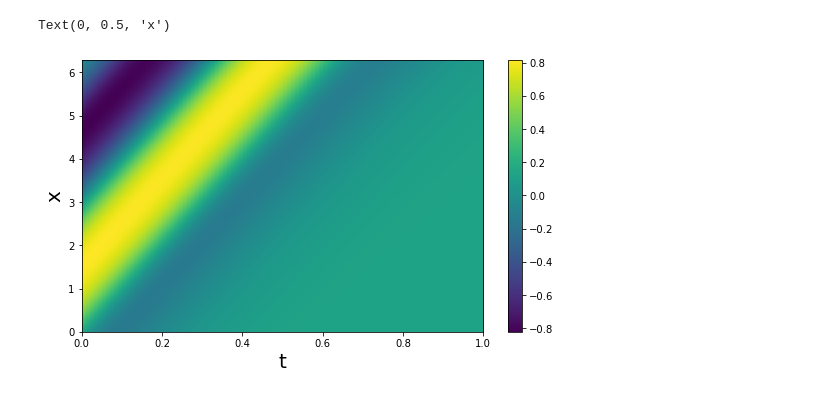
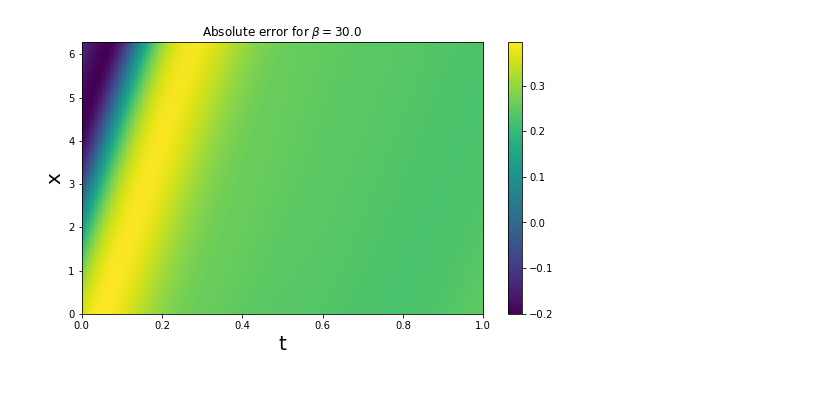
Before and after one commit to lucabeetz/pinns, a Jupyter notebook: pinn_failure_modes.ipynb, the cells around one changed output. Cells and saved outputs as stored; diff of their text form; code cells hidden in the pictures.

```diff
--- a/pinn_failure_modes.ipynb
+++ b/pinn_failure_modes.ipynb
@@ -178,10 +170,10 @@ Text(0, 0.5, 'x')
 # %%
-
+# Initialize nn params and optimizer
 net = hk.without_apply_rng(hk.transform(mlp_fn))
 opt = optax.adam(5e-4)
 
-params = net.init(jax.random.PRNGKey(42), jnp.array([[0., 0., 0.]]))
-opt_state = opt.init(params)
+params_xtb = net.init(jax.random.PRNGKey(42), jnp.array([[0., 0., 0.]]))
+opt_state = opt.init(params_xtb)
 
 training_betas = jnp.linspace(1, 30, 15)
 x_grid_initial, u_initial, x_grid_lbc, x_grid_ubc, x_grid_de = create_training_data()
@@ -197,13 +189,10 @@ for beta in training_betas:
 
     # Train for 10000 iterations per beta
     for i in range(10000):
-        params, opt_state, loss = update(params, opt_state, x_grid_initial_b, u_initial, x_grid_lbc_b, x_grid_ubc_b, x_grid_de_b, beta)
+        params_xtb, opt_state, loss = update(params_xtb, opt_state, x_grid_initial_b, u_initial, x_grid_lbc_b, x_grid_ubc_b, x_grid_de_b, beta)
 
         if (i+1) % 1000 == 0:
             print(f"Iteration {i+1}, loss: {loss}")
-
-
-    opt_state = opt.init(params)
 # %% [output]
 Train on beta: 1.0
 Iteration 1000, loss: 0.2416701316833496
@@ -260,7 +238,11 @@ Text(0, 0.5, 'x')
 # %%
+import copy
+
+params_beta = copy.deepcopy(params_xtb)
+
 key = jax.random.PRNGKey(42)
 
-opt_state = opt.init(params)
+opt_state = opt.init(params_beta)
 losses = []
 # Train for 10000 iterations per beta
 for i in range(10000):
@@ -272,12 +254,9 @@ for i in range(10000):
     x_grid_ubc_b = jnp.hstack([x_grid_ubc, jnp.full((len(x_grid_ubc), 1), beta)])
     x_grid_de_b = jnp.hstack([x_grid_de, jnp.full((len(x_grid_de), 1), beta)])
 
-    params, opt_state, loss = update(params, opt_state, x_grid_initial_b, u_initial, x_grid_lbc_b, x_grid_ubc_b, x_grid_de_b, beta)
+    params_beta, opt_state, loss = update(params_beta, opt_state, x_grid_initial_b, u_initial, x_grid_lbc_b, x_grid_ubc_b, x_grid_de_b, beta)
     losses.append(loss)
 
     if (i+1) % 1000 == 0:
         print(f"Iteration {i+1}, loss: {jnp.mean(jnp.array(losses))}")
-
-
-opt_state = opt.init(params)
 # %% [output]
@@ -294,19 +273,10 @@ Iteration 10000, loss: 75.69737243652344
 # %%
-beta = 10.
+beta = 30.
 
 whole_grid = jnp.vstack([x_grid.flatten(), t_grid.flatten()]).T
 whole_grid_b = jnp.hstack([whole_grid, jnp.full((len(whole_grid), 1), beta)])
 
-grid_preds = net.apply(params, whole_grid_b).reshape(100, 256)
-
-fig = plt.figure(figsize=(9, 5))
-ax = fig.add_subplot()
-
-img_plot = ax.imshow(jnp.rot90(grid_preds), aspect='auto', extent=[t_grid.min(), t_grid.max(), x_grid.min(), x_grid.max()])
-color_bar = fig.colorbar(img_plot)
-
-ax.set_xlabel("t", size=20)
-ax.set_ylabel("x", size=20)
+grid_preds = net.apply(params_beta, whole_grid_b).reshape(100, 256)
+plot_grid(grid_preds, t_grid, x_grid, rf"Absolute error for $\beta = {beta}$")
 # %% [output]
-Text(0, 0.5, 'x')
-[figure, old version]
+[figure, new version]
```
Also changed, not shown: parts of 16 cells of this notebook.
